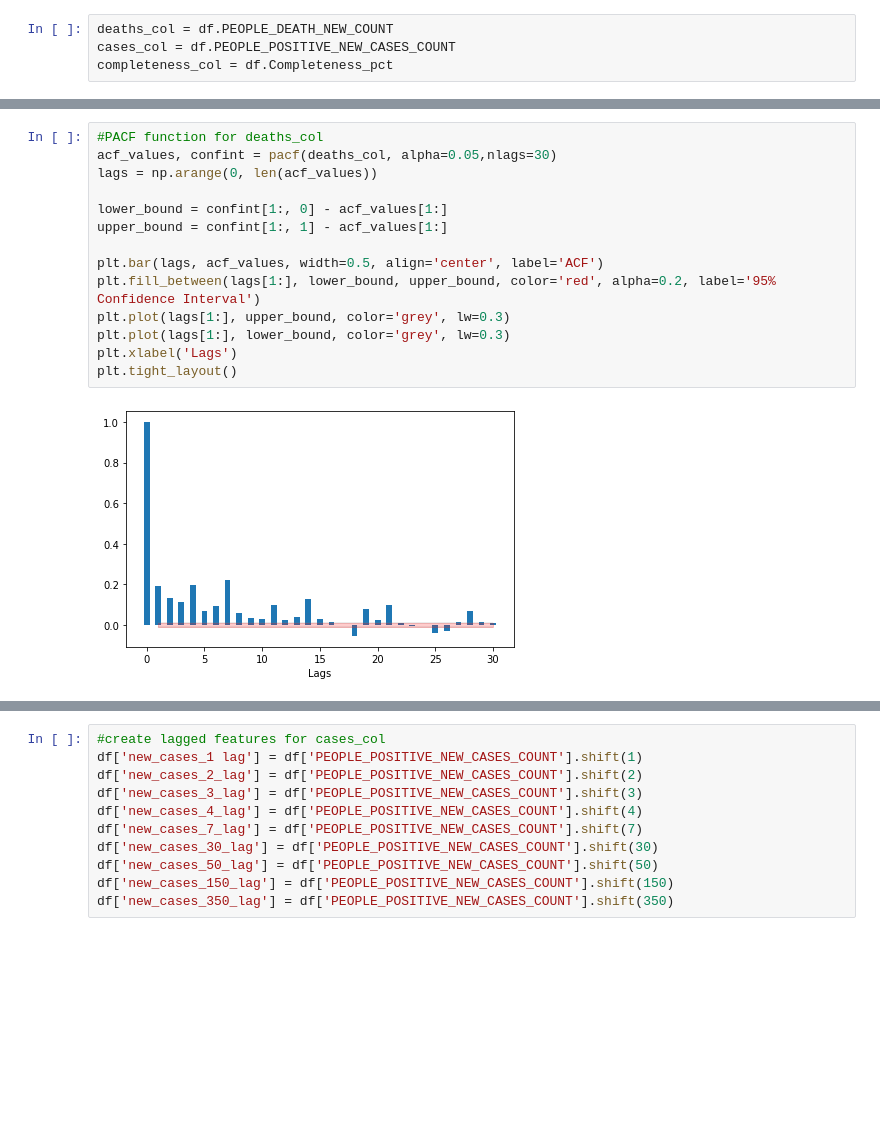
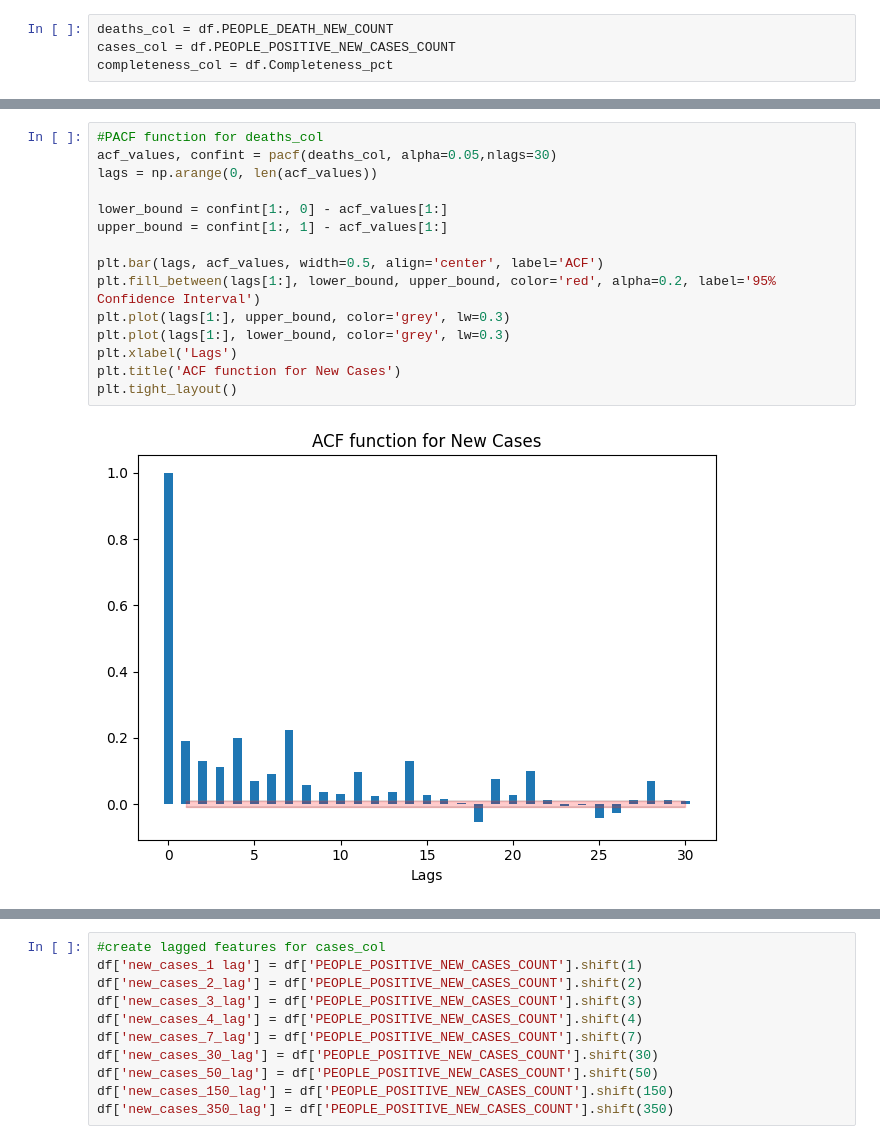
Before and after one commit to danielhe-nu/STAT390-Snowman, a Jupyter notebook: feature_eng-1.ipynb, the cells around one changed output, grey strips where cells are left out. Cells and saved outputs as stored; diff of their text form; blank space fills up the shorter version.

```diff
--- a/feature_eng-1.ipynb
+++ b/feature_eng-1.ipynb
@@ -50,19 +50,20 @@ plt.tight_layout()
 # %%
 #PACF function for deaths_col
 acf_values, confint = pacf(deaths_col, alpha=0.05,nlags=30)
 lags = np.arange(0, len(acf_values))
 
 lower_bound = confint[1:, 0] - acf_values[1:]
 upper_bound = confint[1:, 1] - acf_values[1:]
 
 plt.bar(lags, acf_values, width=0.5, align='center', label='ACF')
 plt.fill_between(lags[1:], lower_bound, upper_bound, color='red', alpha=0.2, label='95% Confidence Interval')
 plt.plot(lags[1:], upper_bound, color='grey', lw=0.3)
 plt.plot(lags[1:], lower_bound, color='grey', lw=0.3)
 plt.xlabel('Lags')
+plt.title('ACF function for New Cases')
 plt.tight_layout()
 # %% [output]
-[figure, old version]
+[figure, new version]
 # %%
 #PACF function for cases_col
 acf_values, confint = pacf(cases_col, alpha=0.05,nlags=50)
```
Also changed, not shown: parts of 3 cells of this notebook.
